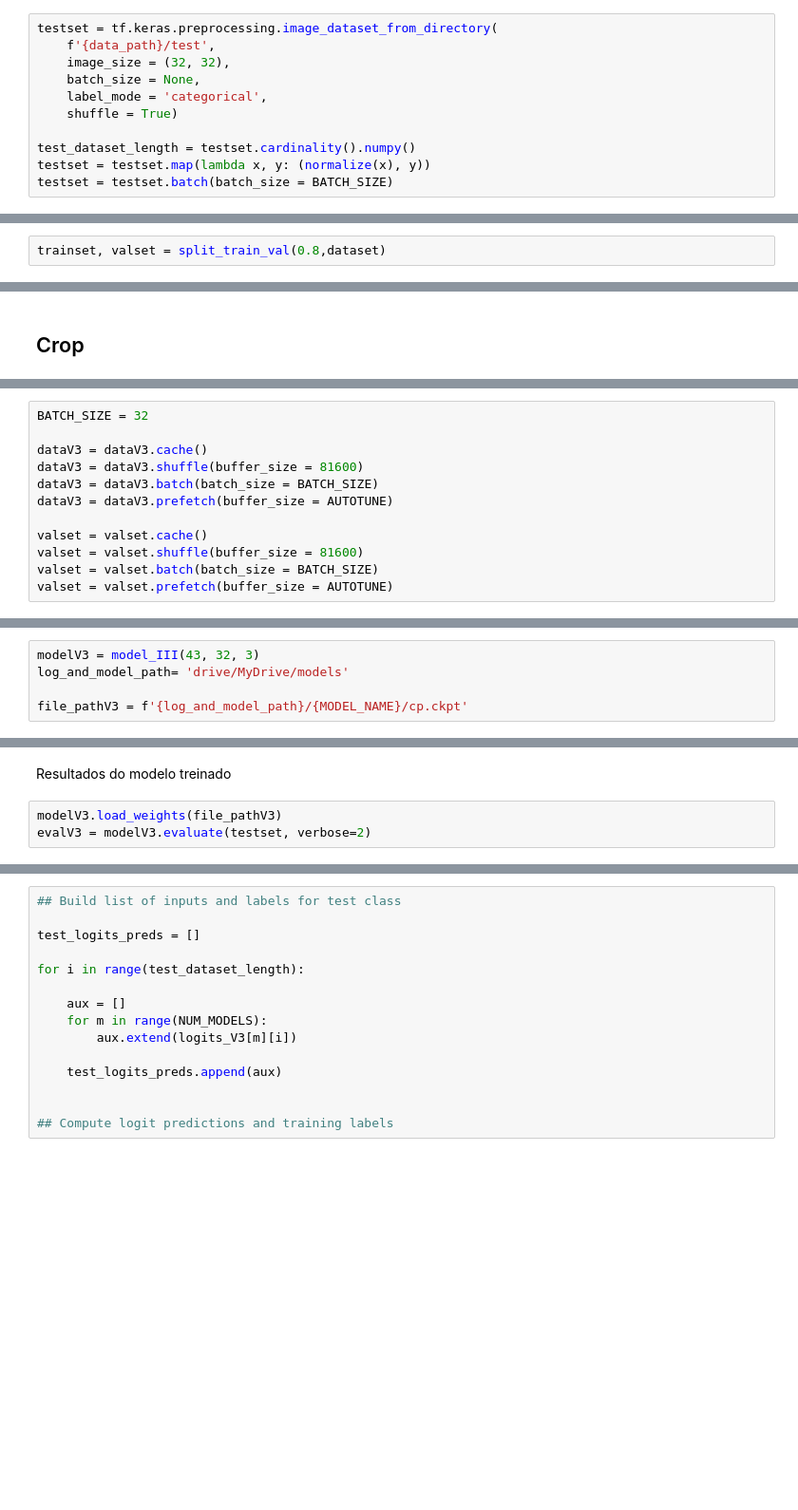
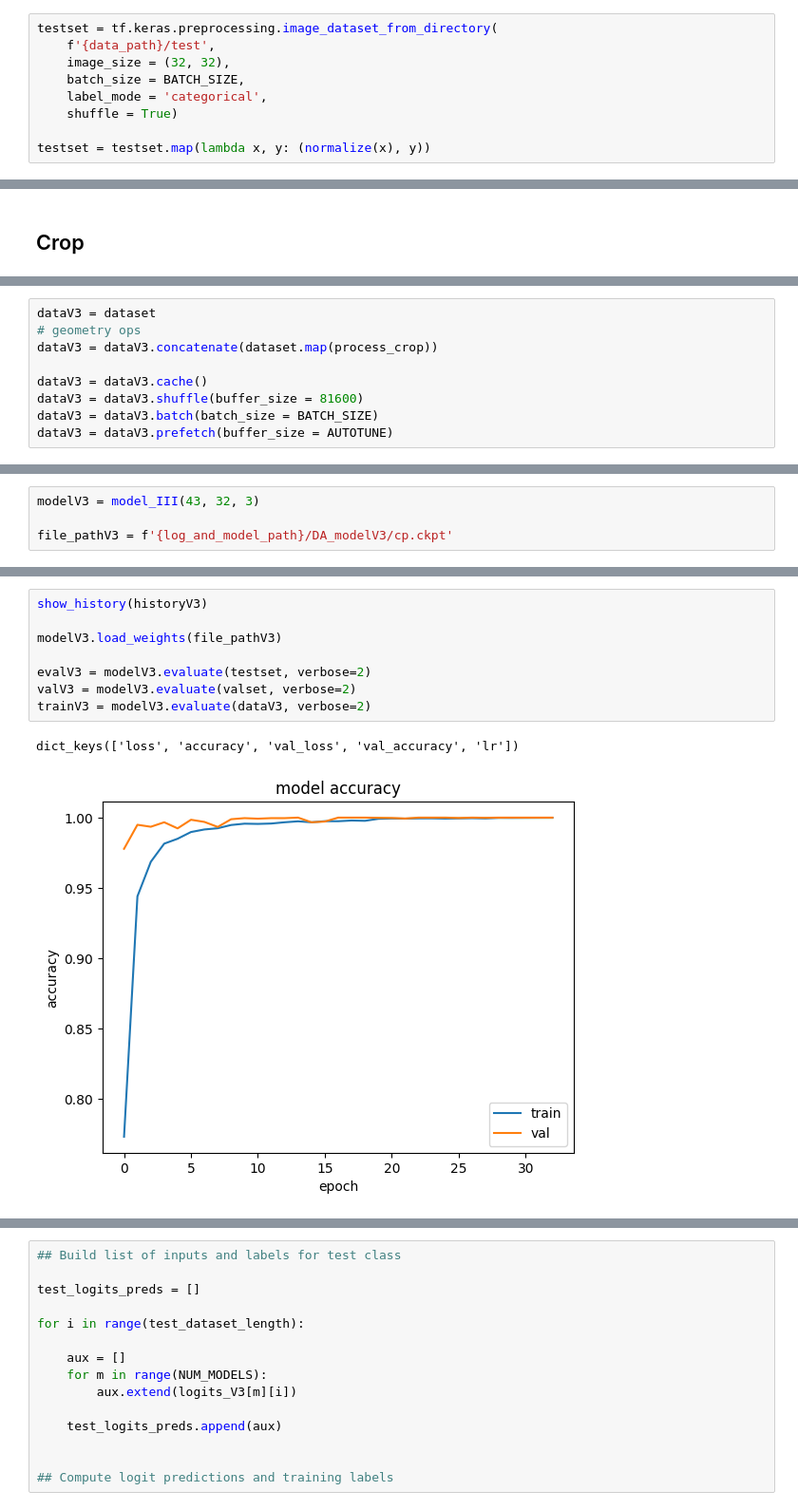
Before and after one commit to Laura-Rodrigues/VCPI, a Jupyter notebook: VCPI_Projeto.ipynb, the cells around one changed output, grey strips where cells are left out. Shown at 95% size. Cells and saved outputs as stored; diff of their text form; blank space fills up the shorter version.

```diff
--- a/VCPI_Projeto.ipynb
+++ b/VCPI_Projeto.ipynb
@@ -406,12 +343,10 @@ Carregar as images de teste.
 testset = tf.keras.preprocessing.image_dataset_from_directory(
     f'{data_path}/test',
     image_size = (32, 32),
-    batch_size = None,
+    batch_size = BATCH_SIZE,
     label_mode = 'categorical',
     shuffle = True)
 
-test_dataset_length = testset.cardinality().numpy()
 testset = testset.map(lambda x, y: (normalize(x), y))
-testset = testset.batch(batch_size = BATCH_SIZE)
 # %% [output]
 Found 12630 files belonging to 43 classes.
@@ -543,2 +576,0 @@ Dividir o dataset de treino em treino e validação.
-# %%
-trainset, valset = split_train_val(0.8,dataset)
@@ -691,13 +679,10 @@ MODEL_NAME = "Noise"
 # %%
-BATCH_SIZE = 32
+dataV3 = dataset
+# geometry ops
+dataV3 = dataV3.concatenate(dataset.map(process_crop))
 
 dataV3 = dataV3.cache()
 dataV3 = dataV3.shuffle(buffer_size = 81600)
 dataV3 = dataV3.batch(batch_size = BATCH_SIZE)
 dataV3 = dataV3.prefetch(buffer_size = AUTOTUNE)
-
-valset = valset.cache()
-valset = valset.shuffle(buffer_size = 81600)
-valset = valset.batch(batch_size = BATCH_SIZE)
-valset = valset.prefetch(buffer_size = AUTOTUNE)
 # %% [markdown]
@@ -744,5 +695,4 @@ def model_III(classCount, imgSize, channels):
 # %%
 modelV3 = model_III(43, 32, 3)
-log_and_model_path= 'drive/MyDrive/models'
 
-file_pathV3 = f'{log_and_model_path}/{MODEL_NAME}/cp.ckpt'
+file_pathV3 = f'{log_and_model_path}/DA_modelV3/cp.ckpt'
@@ -758,5 +726,11 @@ historyV3 = modelV3.fit(dataV3,
-# %% [markdown]
-Resultados do modelo treinado
 # %%
+show_history(historyV3)
+
 modelV3.load_weights(file_pathV3)
+
 evalV3 = modelV3.evaluate(testset, verbose=2)
+valV3 = modelV3.evaluate(valset, verbose=2)
+trainV3 = modelV3.evaluate(dataV3, verbose=2)
+# %% [output]
+dict_keys(['loss', 'accuracy', 'val_loss', 'val_accuracy', 'lr'])
+[figure, added]
```
Also changed, not shown: parts of 130 cells of this notebook.
